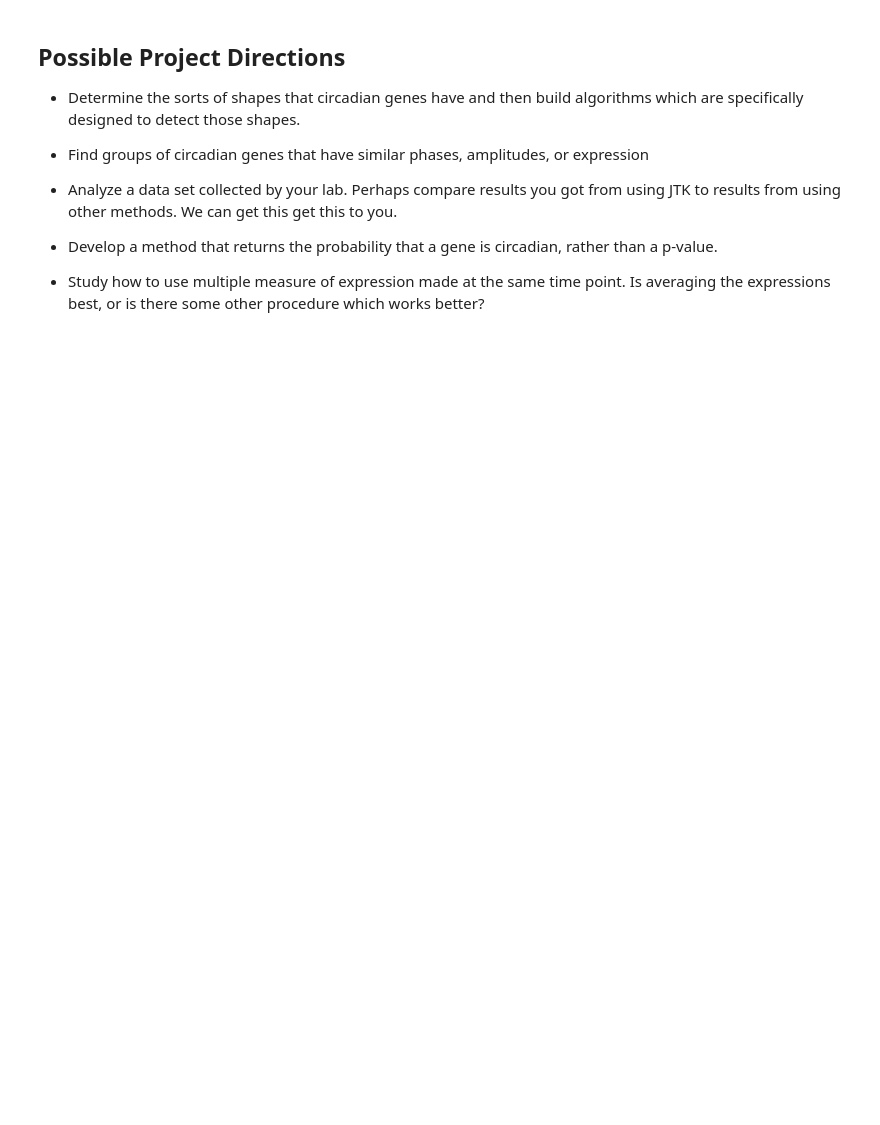
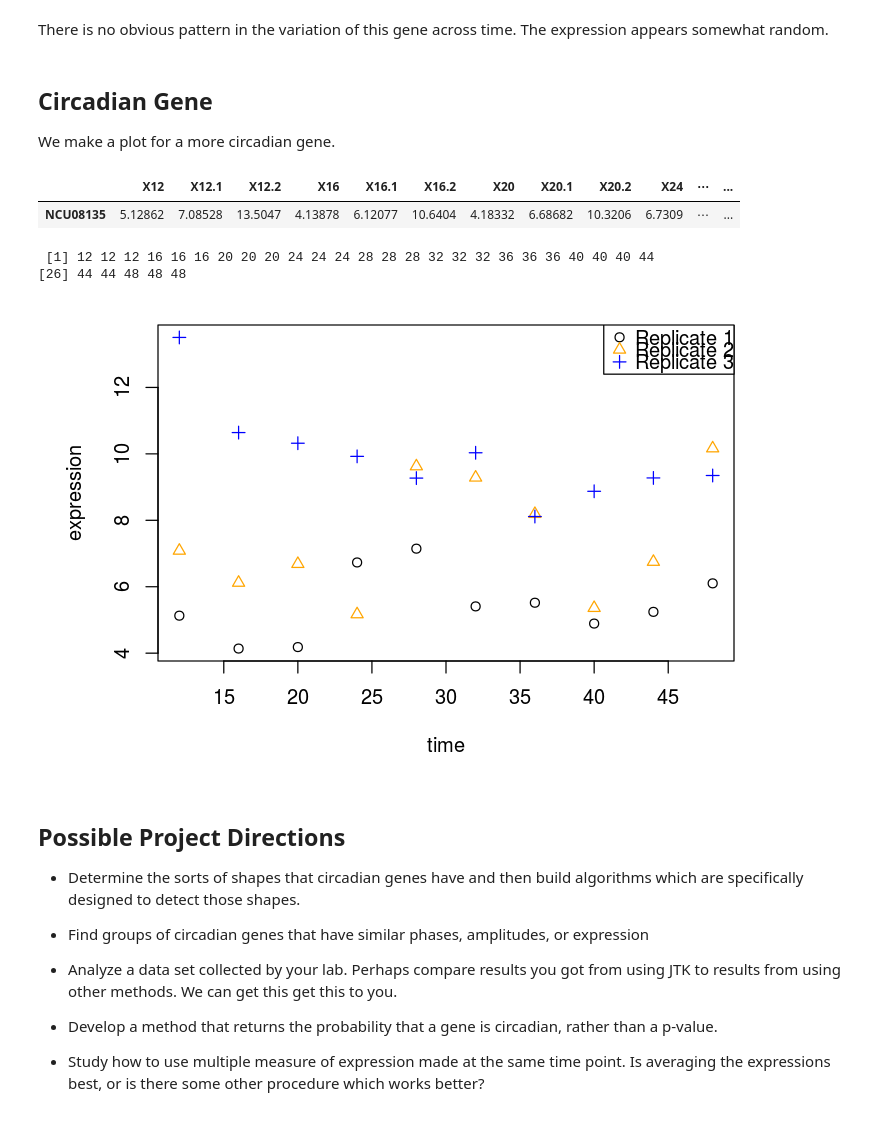
Before and after one commit to longjp/circadian-gene, a Jupyter notebook: demo.ipynb, the cells around one changed output. Saved outputs shown, nothing was run; the diff lists cells and outputs as text; code cells hidden in the pictures; blank space fills up the shorter version.

```diff
--- a/demo.ipynb
+++ b/demo.ipynb
@@ -23,3 +53,28 @@ head(dat)
+# %% [markdown]
+There is no obvious pattern in the variation of this gene across time. The expression appears somewhat random.
+# %% [markdown]
+## Circadian Gene
+
+We make a plot for a more circadian gene.
+# %%
+gene_name <- "NCU08135"
+y <- dat[gene_name,]
+y
+# %% [output]
+|  | X12 | X12.1 | X12.2 | X16 | X16.1 | X16.2 | X20 | X20.1 | X20.2 | X24 | ⋯ | ... |
+| NCU08135 | 5.12862 | 7.08528 | 13.5047 | 4.13878 | 6.12077 | 10.6404 | 4.18332 | 6.68682 | 10.3206 | 6.7309 | ⋯ | ... |
+# %%
+ti
+# %% [output]
+ [1] 12 12 12 16 16 16 20 20 20 24 24 24 28 28 28 32 32 32 36 36 36 40 40 40 44
+[26] 44 44 48 48 48
+# %%
+cols <- c("black","orange","blue")
+par(mar=c(5,5,1,1))
+plot(ti,y,col=cols[rep_num],pch=rep_num,xlab="time",ylab="expression")
+legend("topright",c("Replicate 1","Replicate 2","Replicate 3"),pch=rep_num,col=cols[rep_num])
+# %% [output]
+[figure, added]
 # %% [markdown]
 ## Possible Project Directions
 
```
Also changed, not shown: parts of 9 cells of this notebook.
